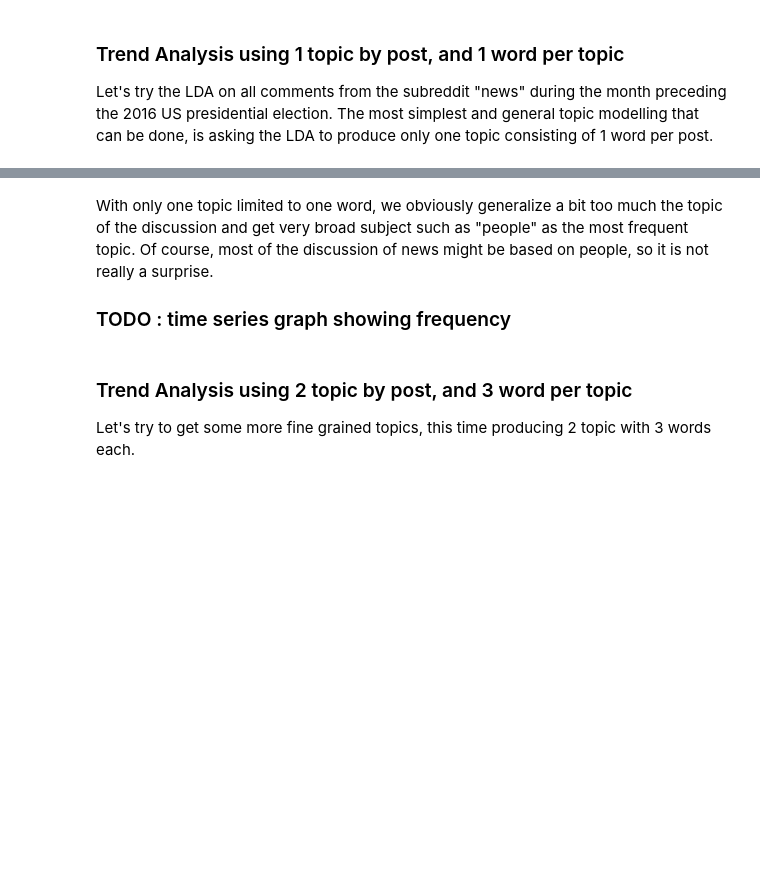
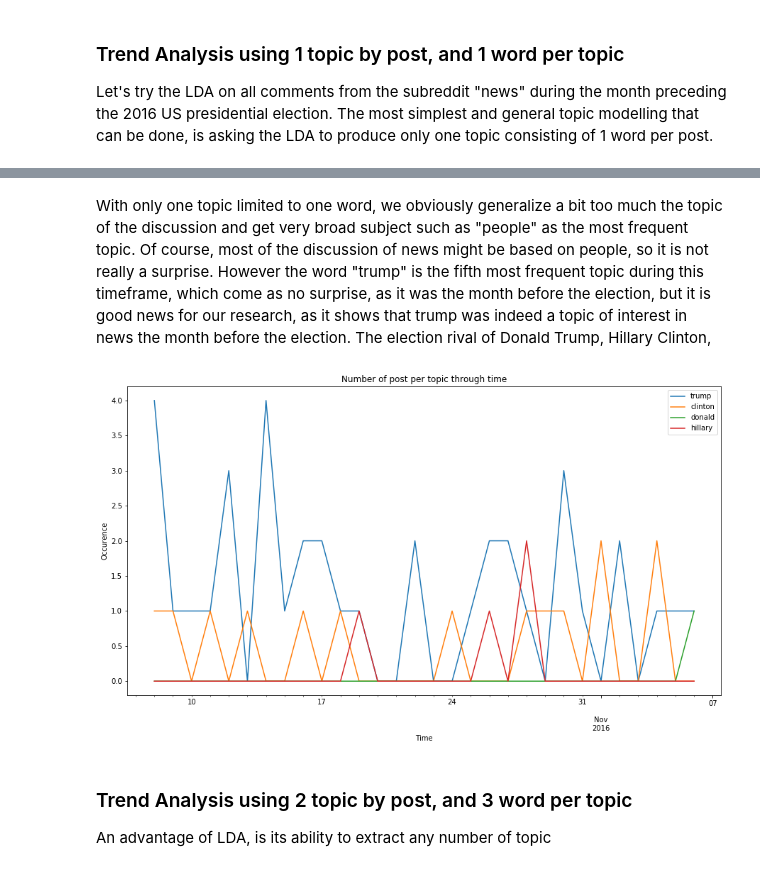
Before and after one commit to MetaHG/Reddit-opinions-polarization, a Jupyter notebook: notebooks/Basic off-line LDA.ipynb, the cells around one changed output, grey strips where cells are left out. Drawn from its saved outputs; the diff is of its cells as text; code cells hidden in the pictures; blank space fills up the shorter version.

Commit message:
Results and interpretation for LDA on one month

```diff
--- a/notebooks/Basic off-line LDA.ipynb
+++ b/notebooks/Basic off-line LDA.ipynb
@@ -8,21 +8,7 @@ import pyspark.sql.functions as func
 from pyspark.sql.types import *
 
 spark = SparkSession.builder.getOrCreate()
-comments = spark.read.load('../data/sample.parquet')
-comments = comments.withColumn('created', func.from_unixtime(comments['created_utc'], 'yyyy-MM-dd HH:mm:ss.SS').cast(DateType()))
-comments.registerTempTable("comments")
 sc = spark.sparkContext
-
-import spacy
-import gensim
-from spacy.lang.en import English
-import nltk
-import re
-from nltk.stem.wordnet import WordNetLemmatizer
-from nltk.corpus import wordnet as wn
-import datetime
-en_stop = set(nltk.corpus.stopwords.words('english'))
-parser = English()
 # %% [markdown]
 As a first test, this first LDA algorithm was written. As data input, it takes simply a dataframe of the following data pair as row : the reddit's comment text + the id of the post on which the comment was written. The idea was to only give a selected (column wise) and possibly filtered version of the comments from reddit, and the function would make all the necessary in order to model topic on posts. Although nice for the user side, it proved later to be unoptimal for cluster broadcasting.
 # %%
@@ -237 +219,3 @@ lda_result_df = LDA_result.toPandas().set_index('post_id')
+# %%
+lda_result_one_w_df = spark.read.load('../data/oneW_oneT_lda_result.parquet').toPandas().set_index('post_id')
 # %%
@@ -258,8 +242,31 @@ Name: topic, Length: 2004, dtype: int64
 # %% [markdown]
-With only one topic limited to one word, we obviously generalize a bit too much the topic of the discussion and get very broad subject such as "people" as the most frequent topic. Of course, most of the discussion of news might be based on people, so it is not really a surprise.
-
-### TODO : time series graph showing frequency
+With only one topic limited to one word, we obviously generalize a bit too much the topic of the discussion and get very broad subject such as "people" as the most frequent topic. Of course, most of the discussion of news might be based on people, so it is not really a surprise. However the word "trump" is the fifth most frequent topic during this timeframe, which come as no surprise, as it was the month before the election, but it is good news for our research, as it shows that trump was indeed a topic of interest in news the month before the election.
+The election rival of Donald Trump, Hillary Clinton,
+# %%
+import pandas as pd
+
+topics = ['trump', 'clinton', 'donald', 'hillary']
+
+def plot_frequency_of_topics(dataset, topics):
+    current_df = dataset
+    idx = pd.period_range(min(current_df.created), max(current_df.created)).to_series()
+    ts_df = pd.DataFrame({'created': list(idx), 'dummy': [0 for i in range(len(idx))]}).set_index('created')
+    ts_df.index = ts_df.index.to_timestamp()
+
+    for t in topics:
+        topic_df = lda_result_one_w_df[lda_result_one_w_df.topic == t][['created', 'topic']]
+        toplot = topic_df.groupby(['created']).agg(len).rename({'topic':t}, axis=1)
+        ts_df = ts_df.join(toplot, how='left')
+
+    ts_df = ts_df.drop(columns='dummy').fillna(0)
+    ax = ts_df.plot(title='Number of post per topic through time', figsize=(15,8))
+    ax.set_xlabel('Time')
+    ax.set_ylabel('Occurence')
+
+plot_frequency_of_topics(lda_result_one_w_df, topics)
+# %% [output]
+[figure, added]
 # %% [markdown]
 ### Trend Analysis using 2 topic by post, and 3 word per topic
 
-Let's try to get some more fine grained topics, this time producing 2 topic with 3 words each.
+An advantage of LDA, is its ability to extract any number of topic
```
Also changed, not shown: parts of 6 cells of this notebook, 3 other files.
